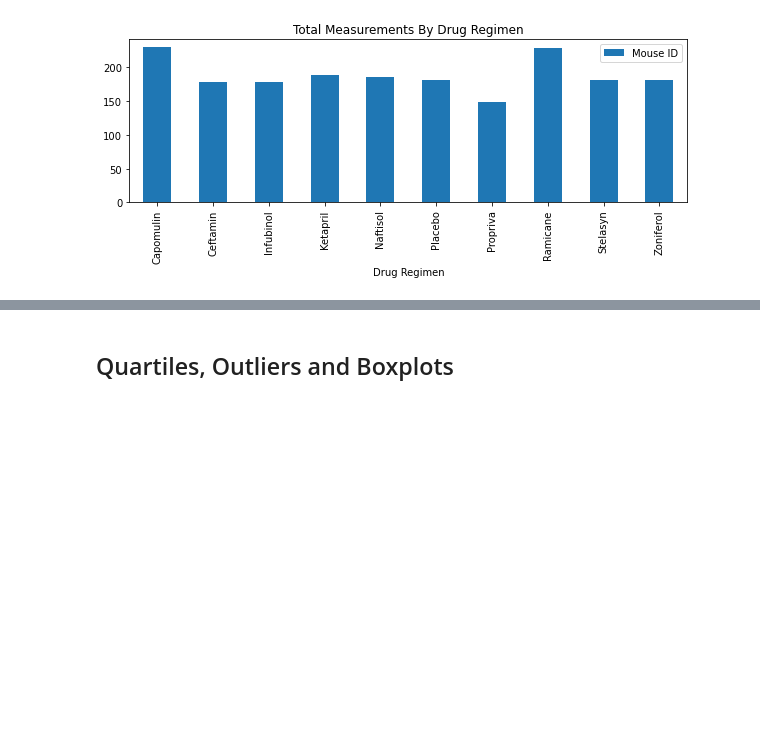
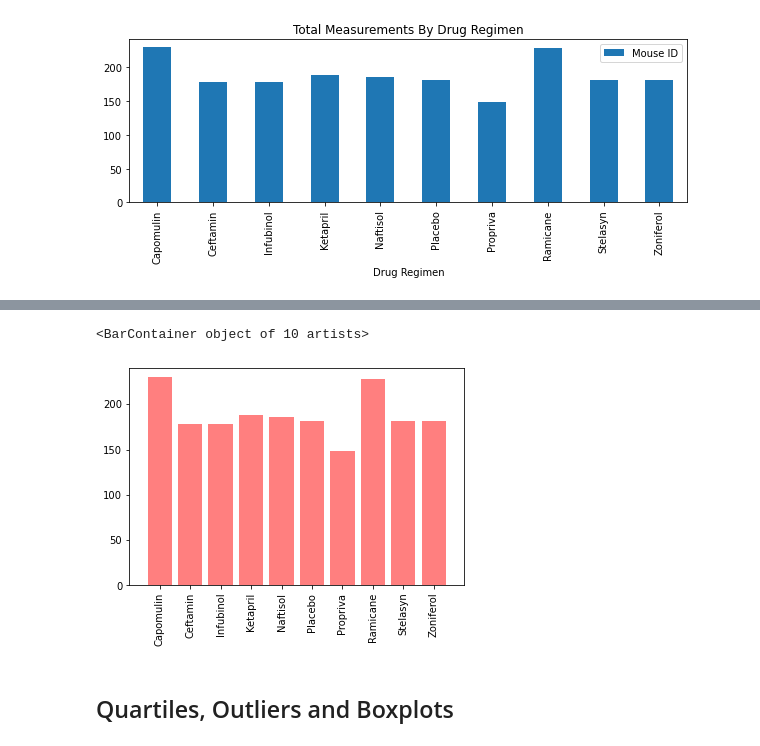
Before and after one commit to eddie0rNot/pymaceuticals-challenge, a Jupyter notebook: pymaceuticals_final.ipynb, the cells around one changed output, grey strips where cells are left out. Saved outputs shown, nothing was run; the diff lists cells and outputs as text; code cells hidden in the pictures; blank space fills up the shorter version.

Commit message:
added bar charts

```diff
--- a/pymaceuticals_final.ipynb
+++ b/pymaceuticals_final.ipynb
@@ -299,3 +299,7 @@ mouse_study_drug_reg_groupby.head()
 pd_barplot = mouse_study_drug_reg_groupby.plot(kind="bar",figsize=(10,3),title="Total Measurements By Drug Regimen")
 # %% [output]
 [figure]
+# %%
+#reset index
+mouse_study_drug = mouse_study_drug_reg_groupby.reset_index()
+mouse_study_drug
@@ -302,5 +318,15 @@ pd_barplot = mouse_study_drug_reg_groupby.plot(kind="bar",figsize=(10,3),title="
 # %%
 # Generate a bar plot showing the total number of measurements taken on each drug regimen using pyplot.
+x = mouse_study_drug['Drug Regimen'].to_numpy()
+y = mouse_study_drug['Mouse ID'].to_numpy()
+pyplot_bar = plt.bar(x,y,color='r',width=0.8,alpha=0.5)
+plt.xlim(-1, 10)
+plt.ylim(0, max(y)+10)
+plt.xticks(np.arange(len(x)),x,rotation="vertical")
+pyplot_bar
+# %% [output]
+<BarContainer object of 10 artists>
+[figure, added]
 # %%
 # Generate a pie plot showing the distribution of female versus male mice using pandas
 # %%
```
Also changed, not shown: parts of 3 cells of this notebook.
